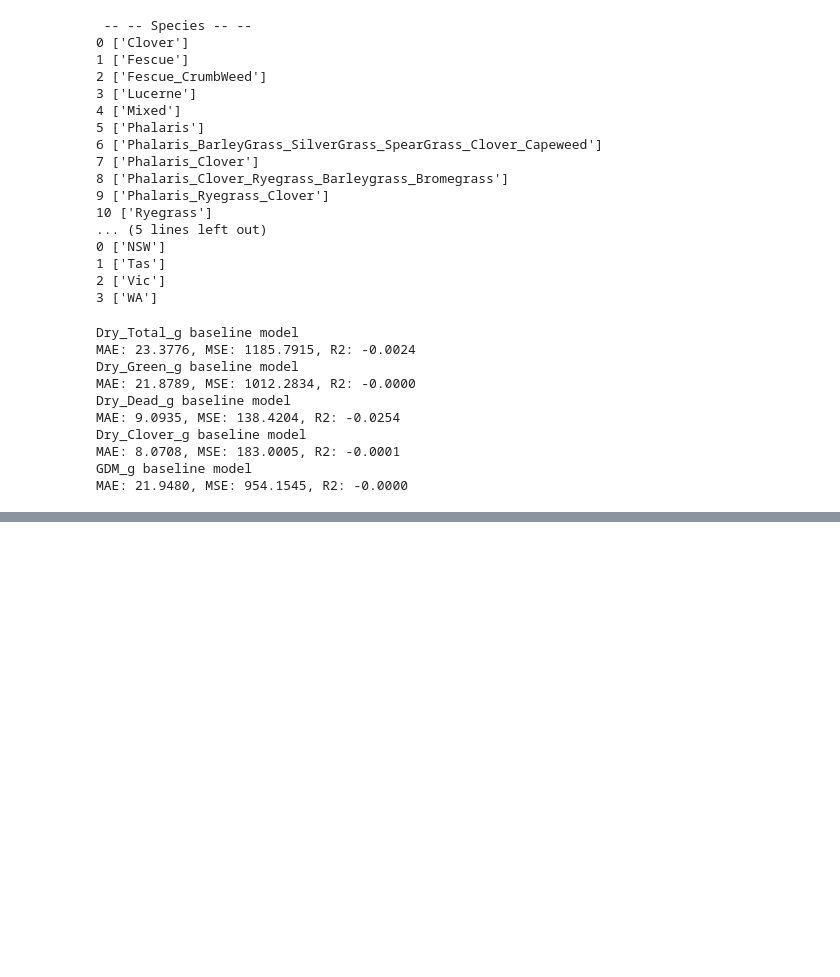
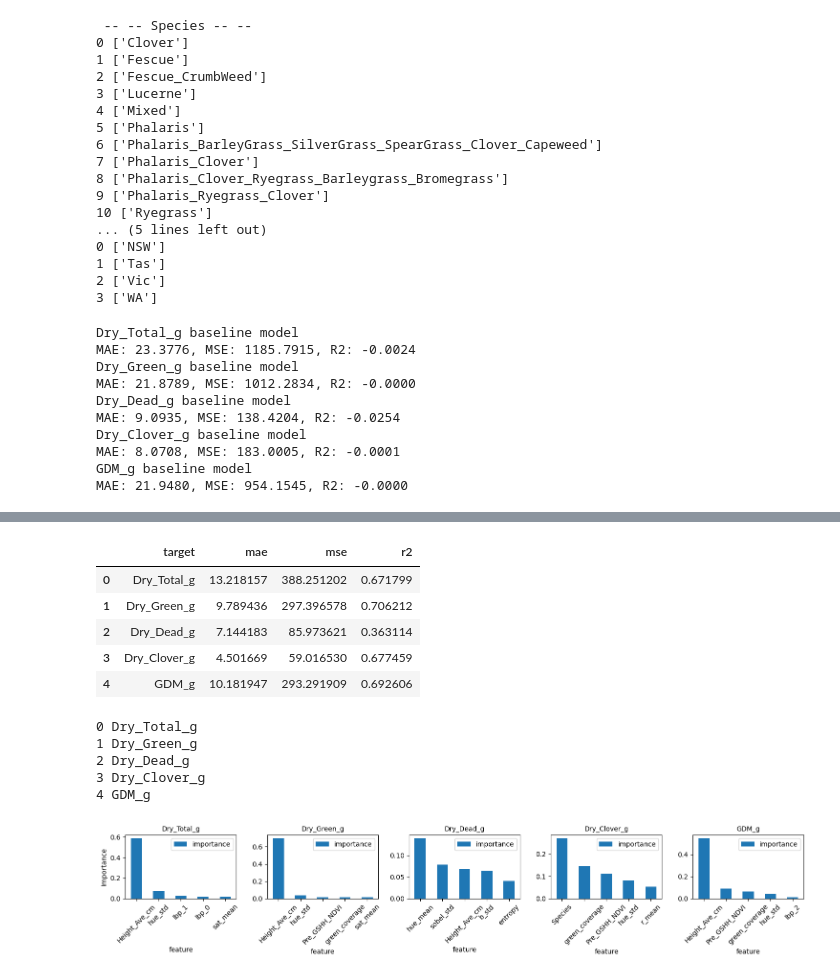
Before and after one commit to khchoi-physik/csiro_biomass, a Jupyter notebook: analyses.ipynb, the cells around one changed output, grey strips where cells are left out. Saved outputs shown, nothing was run; the diff lists cells and outputs as text; code cells hidden in the pictures; blank space fills up the shorter version.

Commit message:
random forest

```diff
--- a/analyses.ipynb
+++ b/analyses.ipynb
@@ -180,12 +201,12 @@ for target in comp_target.columns:
     results = {}
 
     for method in methods:
-        linear_model = linear_regression(method = method)
-        linear_model.fit_regress(train_input, train_target[target])
-        valid_pred = linear_model.get_pred(valid_input)
+        model = linear_regression(method = method)
+        model.fit_regress(train_input, train_target[target])
+        valid_pred = model.get_pred(valid_input)
 
         mae, mse, r2 = metrics(valid_target[target], valid_pred)
-        results[method] = {'mae': mae, 'mse': mse, 'r2': r2 }
+        results[method] = {'mae': mae, 'mse': mse, 'r2': r2, 'model': model}
 
     regression_results.append({ 'target': target, 'results': results })
 
@@ -222,3 +243,41 @@ GDM_g
 | mae | 11.931155 | 13.117608 | 10.958345 | 13.935007 |
 | mse | 389.839982 | 424.462694 | 288.475271 | 485.910118 |
 | r2 | 0.591416 | 0.555129 | 0.697655 | 0.490727 |
+# %%
+forest_models  = []
+forest_results = []
+
+params = { 'n_estimators': 400, 'max_depth': 40, 'min_samples_split': 5, 'min_samples_leaf': 2, 'random_state': 8964, 'n_jobs': -1 }
+
+for target in comp_target.columns:
+    forest_model = random_forest()
+    forest_model.fit_forest(train_input, train_target[target], **params)
+
+    mae, mse, r2 = metrics(valid_target[target], forest_model.get_pred(valid_input))
+    forest_models.append({ 'target': target, 'model': forest_model })
+    forest_results.append({ 'target': target, 'mae': mae, 'mse': mse, 'r2': r2 })
+# %%
+display(pd.DataFrame(forest_results))
+
+fig , axes = plt.subplots( 1, len(comp_target.columns), figsize=(3 * len(comp_target.columns), 3) )
+for i, target in enumerate(comp_target.columns):
+    print(i, target)
+    forest_models[i]['model'].importance.head(5).plot(kind='bar', x='feature', y='importance', ax=axes[i])
+    axes[i].set_xticklabels(forest_models[i]['model'].importance.head(5)['feature'], rotation=45)
+    axes[i].set_title(f'{target}', fontsize=10)
+
+axes[0].set_ylabel('Importance', fontsize=10)
+plt.tight_layout();plt.show()
+# %% [output]
+|  | target | mae | mse | r2 |
+| 0 | Dry_Total_g | 13.218157 | 388.251202 | 0.671799 |
+| 1 | Dry_Green_g | 9.789436 | 297.396578 | 0.706212 |
+| 2 | Dry_Dead_g | 7.144183 | 85.973621 | 0.363114 |
+| 3 | Dry_Clover_g | 4.501669 | 59.016530 | 0.677459 |
+| 4 | GDM_g | 10.181947 | 293.291909 | 0.692606 |
+0 Dry_Total_g
+1 Dry_Green_g
+2 Dry_Dead_g
+3 Dry_Clover_g
+4 GDM_g
+[figure, added]
```
Also changed, not shown: parts of 5 cells of this notebook.
